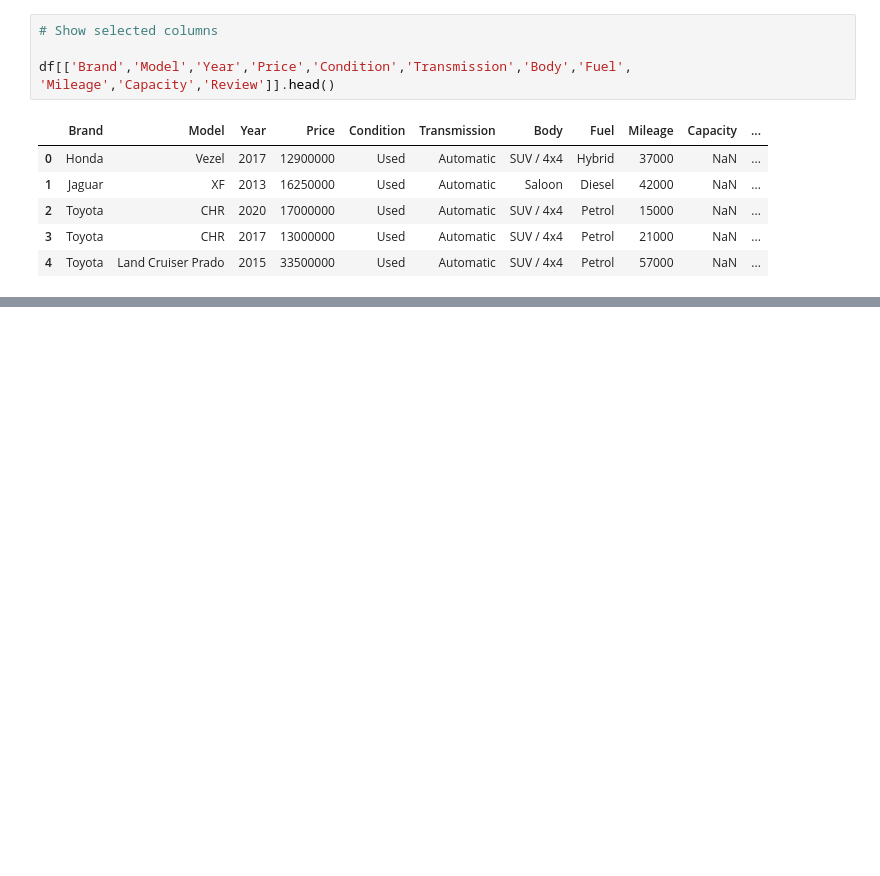
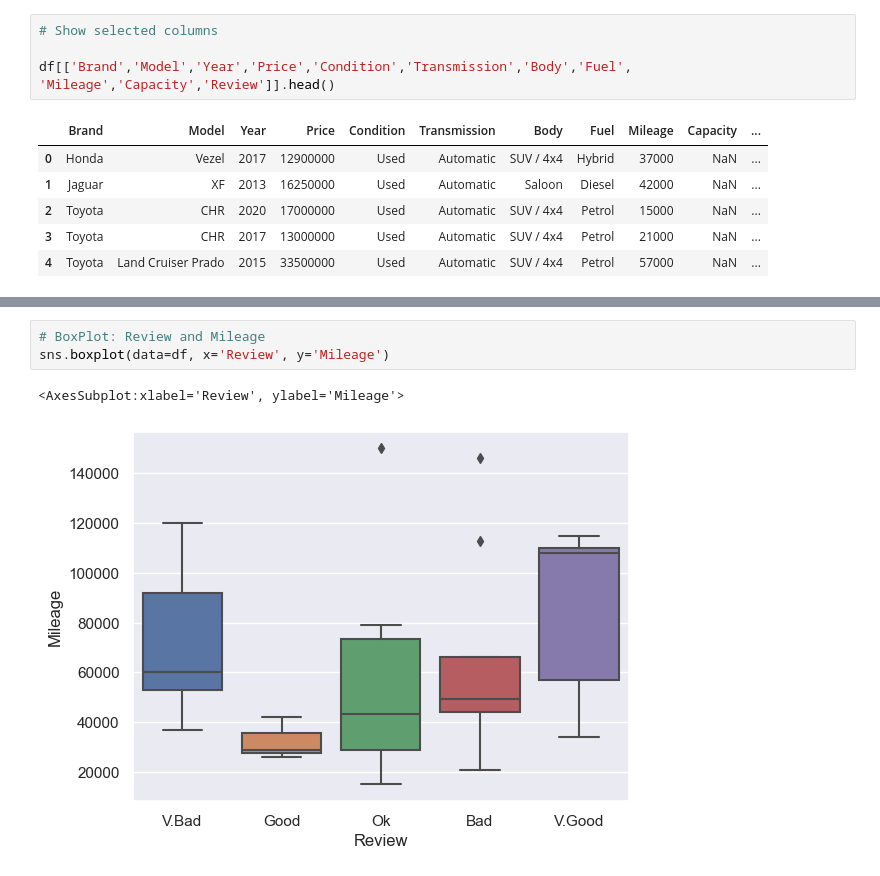
Before and after one commit to sanjula77/Nature-Inspired-Algorithms-Python, a Jupyter notebook: Plotting_with_Seaborn.ipynb, the cells around one changed output, grey strips where cells are left out. Cells and saved outputs as stored; diff of their text form; blank space fills up the shorter version.

```diff
--- a/Plotting_with_Seaborn.ipynb
+++ b/Plotting_with_Seaborn.ipynb
@@ -35,0 +35,6 @@ No artists with labels found to put in legend.  Note that artists whose label st
+# %%
+# BoxPlot: Review and Mileage
+sns.boxplot(data=df, x='Review', y='Mileage')
+# %% [output]
+<AxesSubplot:xlabel='Review', ylabel='Mileage'>
+[figure, added]
```
Also changed, not shown: parts of 2 cells of this notebook.
